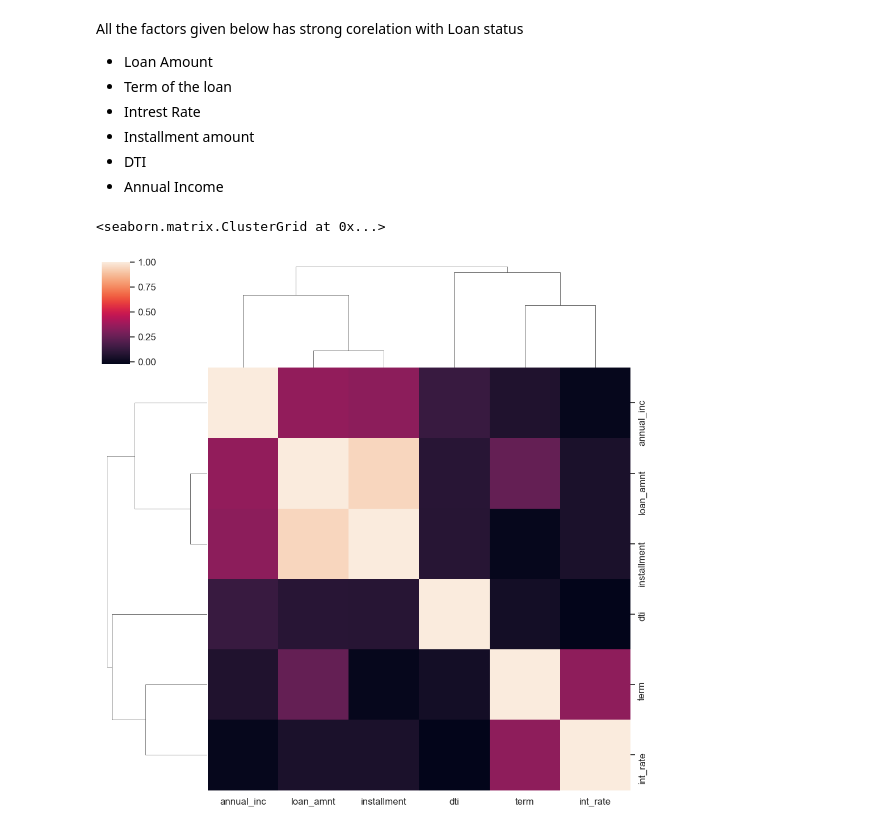
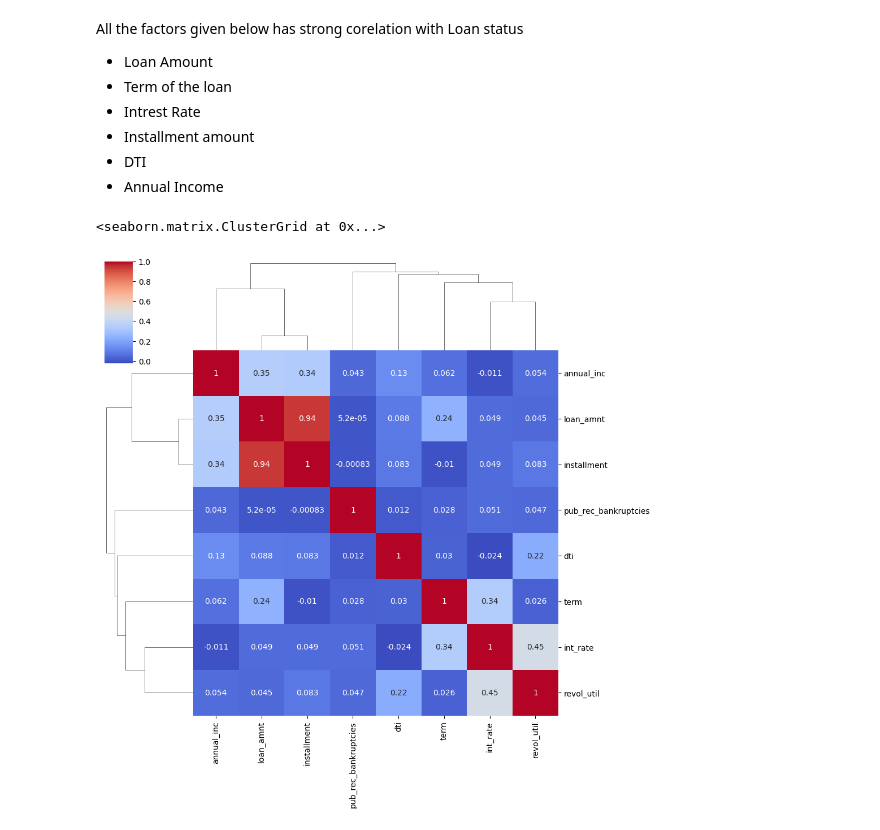
Before and after one commit to abhishek-92a/Lending_Club, a Jupyter notebook: working.ipynb, the cells around one changed output. Saved outputs shown, nothing was run; the diff lists cells and outputs as text; code cells hidden in the pictures.

```diff
--- a/working.ipynb
+++ b/working.ipynb
@@ -221,6 +221,9 @@ final_loan_data['term'] = final_loan_data['term']/12
 # %%
 # int_rate column remove '%' and convert into float
 final_loan_data['int_rate'] = final_loan_data['int_rate'].replace('(\\d)\\s*%',r'\1', regex=True).astype(float)
+# %%
+# revol_util column remove '%' and convert into float
+final_loan_data['revol_util'] = final_loan_data['revol_util'].replace('(\\d)\\s*%',r'\1', regex=True).astype(float)
 # %%
 # Working dataframe
 final_loan_data.head(5)
@@ -482,9 +531,9 @@ All the factors given below has strong corelation with Loan status
 - DTI
 - Annual Income
 # %%
-corr_loan = final_loan_data[['loan_amnt','term','int_rate','installment','dti','annual_inc']]
+corr_loan = final_loan_data[['loan_amnt','term','int_rate','installment','dti','annual_inc','revol_util','pub_rec_bankruptcies']]
 corr = corr_loan.corr() # calculate corelations between important quantative features
-sea.clustermap(corr)
+sns.clustermap(corr, cmap='coolwarm', annot=True)
 # %% [output]
 <seaborn.matrix.ClusterGrid at 0x...>
-[figure, old version]
+[figure, new version]
```
Also changed, not shown: parts of 36 cells of this notebook.
